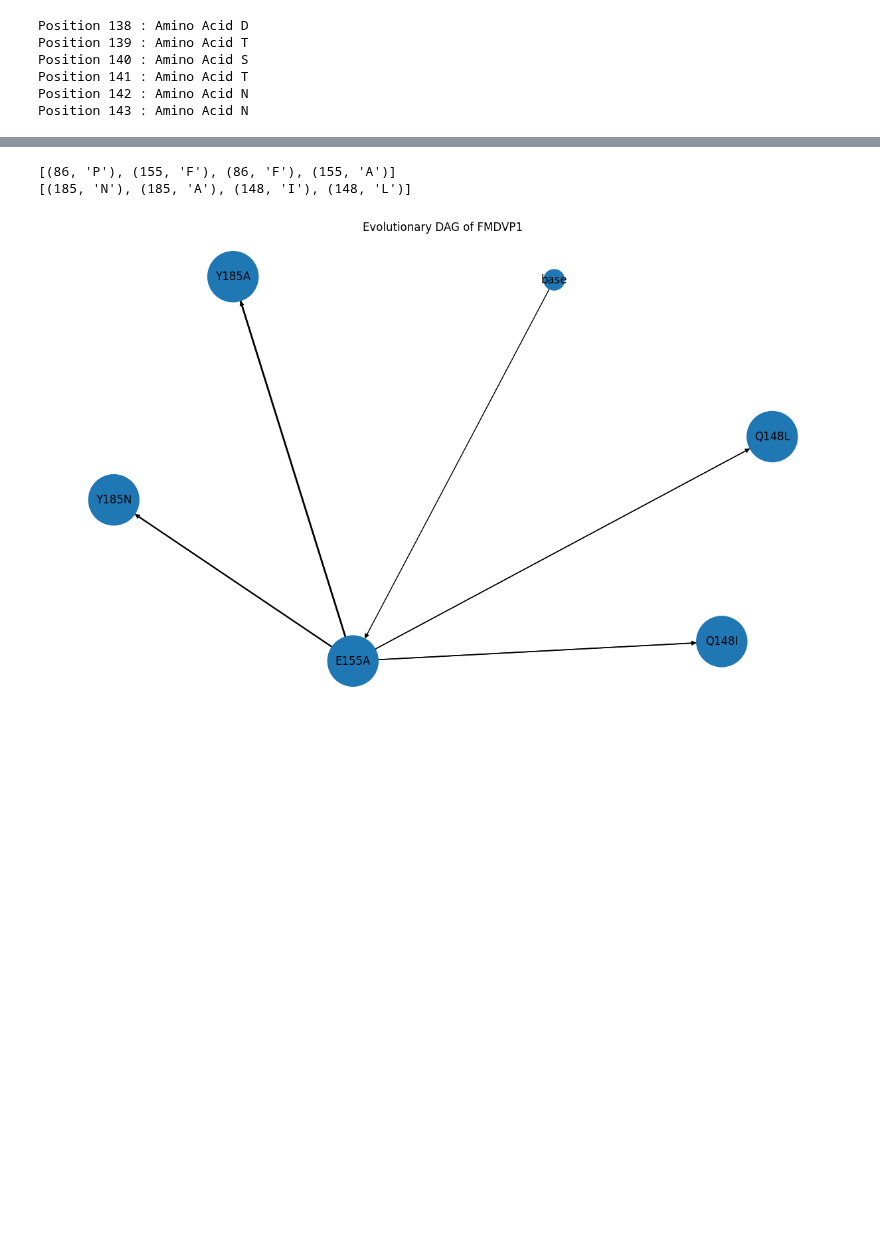
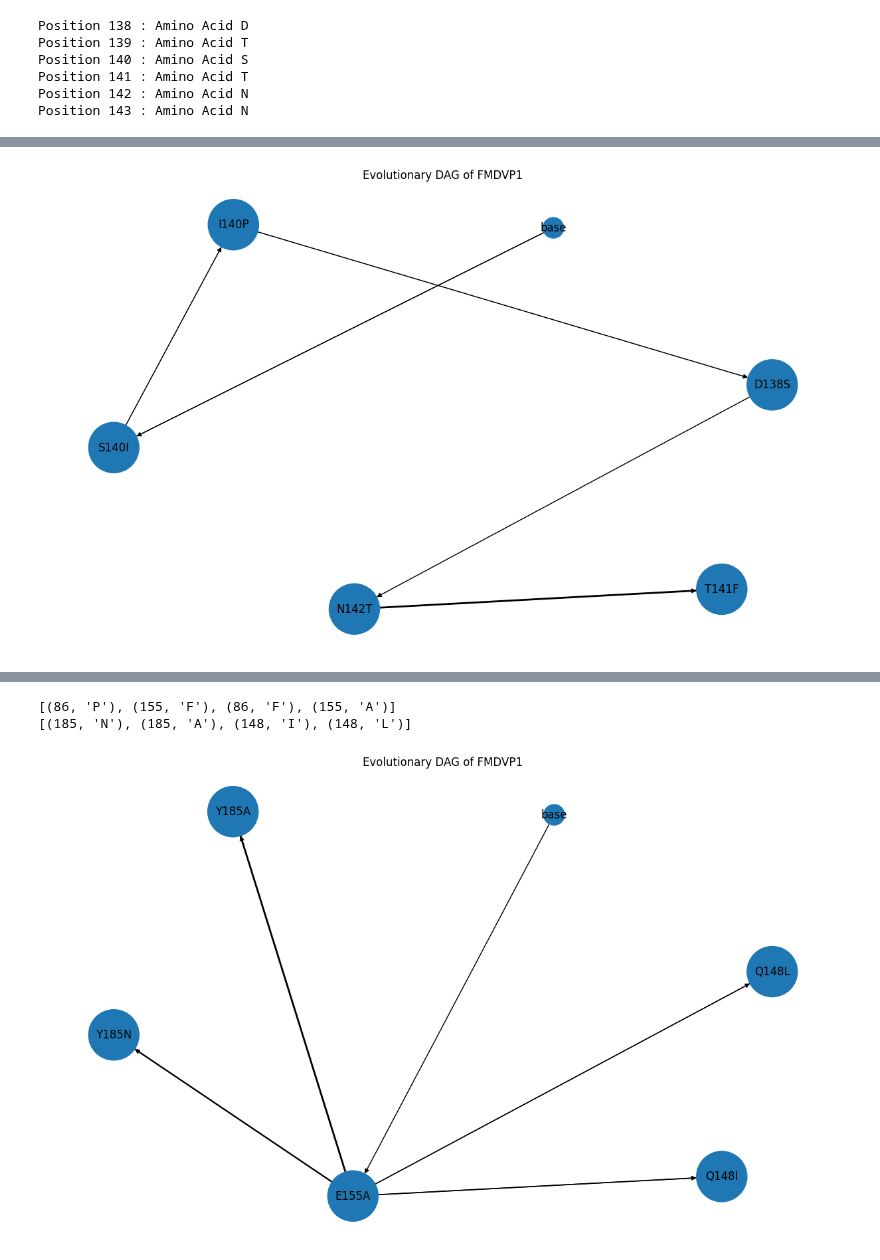
Before and after one commit to aubreyagub/esm2_for_fmdv, a Jupyter notebook: fmd_evolution/fmd-mh.ipynb, the cells around one changed output, grey strips where cells are left out. Drawn from its saved outputs; the diff is of its cells as text; code cells hidden in the pictures; blank space fills up the shorter version.

```diff
--- a/fmd_evolution/fmd-mh.ipynb
+++ b/fmd_evolution/fmd-mh.ipynb
@@ -79,0 +83,5 @@ Percentage of full segment matches for S140Y: 0.0
+# %%
+worst_path = sorted_best_paths[-1][1]
+evolution.visualise_graph(worst_path)
+# %% [output]
+[figure, added]
```
Also changed, not shown: parts of 5 cells of this notebook, 1 other file.
